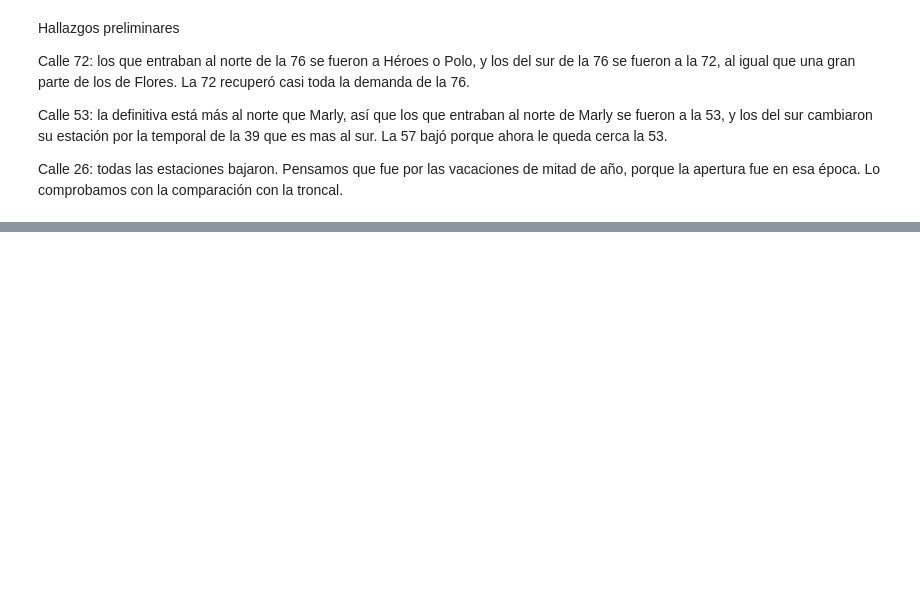
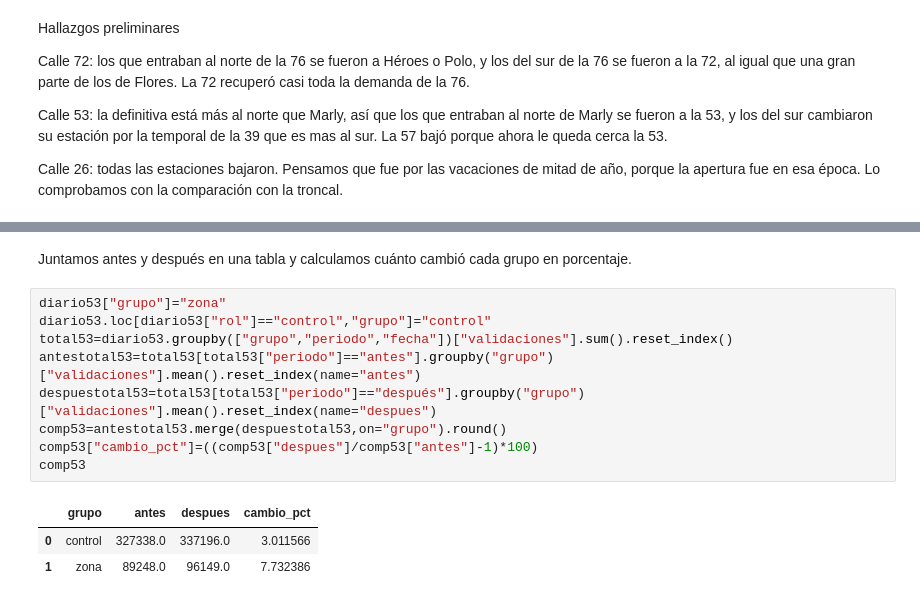
Before and after one commit to Sebast68h/Proyecto2-Transmilenio, a Jupyter notebook: NOOTEBOOKS/03_analisis.ipynb, the cells around one changed output, grey strips where cells are left out. Saved outputs shown, nothing was run; the diff lists cells and outputs as text; blank space fills up the shorter version.

```diff
--- a/NOOTEBOOKS/03_analisis.ipynb
+++ b/NOOTEBOOKS/03_analisis.ipynb
@@ -283,0 +321,15 @@ Calle 26: todas las estaciones bajaron. Pensamos que fue por las vacaciones de m
+# %% [markdown]
+Juntamos antes y después en una tabla y calculamos cuánto cambió cada grupo en porcentaje.
+# %%
+diario53["grupo"]="zona"
+diario53.loc[diario53["rol"]=="control","grupo"]="control"
+total53=diario53.groupby(["grupo","periodo","fecha"])["validaciones"].sum().reset_index()
+antestotal53=total53[total53["periodo"]=="antes"].groupby("grupo")["validaciones"].mean().reset_index(name="antes")
+despuestotal53=total53[total53["periodo"]=="después"].groupby("grupo")["validaciones"].mean().reset_index(name="despues")
+comp53=antestotal53.merge(despuestotal53,on="grupo").round()
+comp53["cambio_pct"]=((comp53["despues"]/comp53["antes"]-1)*100)
+comp53
+# %% [output]
+|  | grupo | antes | despues | cambio_pct |
+| 0 | control | 327338.0 | 337196.0 | 3.011566 |
+| 1 | zona | 89248.0 | 96149.0 | 7.732386 |
```
Also changed, not shown: parts of 11 cells of this notebook, 1 other file.
